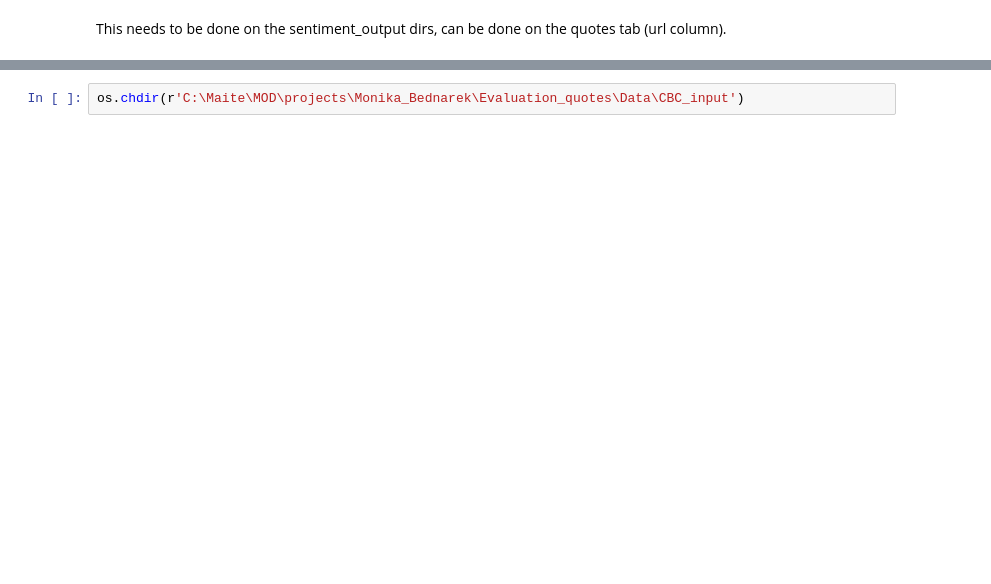
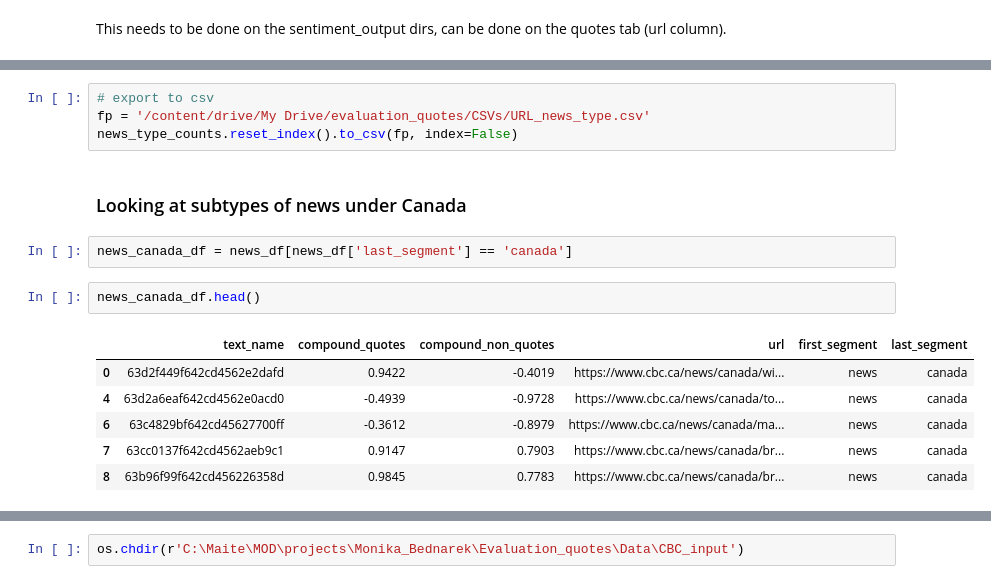
Before and after one commit to sfu-discourse-lab/Evaluation_quotes, a Jupyter notebook: classify_urls.ipynb, the cells around one changed output, grey strips where cells are left out. Cells and saved outputs as stored; diff of their text form; blank space fills up the shorter version.

```diff
--- a/classify_urls.ipynb
+++ b/classify_urls.ipynb
@@ -41,0 +258,17 @@ This needs to be done on the sentiment_output dirs, can be done on the quotes ta
+# %%
+# export to csv
+fp = '/content/drive/My Drive/evaluation_quotes/CSVs/URL_news_type.csv'
+news_type_counts.reset_index().to_csv(fp, index=False)
+# %% [markdown]
+### Looking at subtypes of news under Canada
+# %%
+news_canada_df = news_df[news_df['last_segment'] == 'canada']
+# %%
+news_canada_df.head()
+# %% [output]
+|  | text_name | compound_quotes | compound_non_quotes | url | first_segment | last_segment |
+| 0 | 63d2f449f642cd4562e2dafd | 0.9422 | -0.4019 | https://www.cbc.ca/news/canada/wi... | news | canada |
+| 4 | 63d2a6eaf642cd4562e0acd0 | -0.4939 | -0.9728 | https://www.cbc.ca/news/canada/to... | news | canada |
+| 6 | 63c4829bf642cd45627700ff | -0.3612 | -0.8979 | https://www.cbc.ca/news/canada/ma... | news | canada |
+| 7 | 63cc0137f642cd4562aeb9c1 | 0.9147 | 0.7903 | https://www.cbc.ca/news/canada/br... | news | canada |
+| 8 | 63b96f99f642cd456226358d | 0.9845 | 0.7783 | https://www.cbc.ca/news/canada/br... | news | canada |
```
Also changed, not shown: parts of 43 cells of this notebook, 2 other files.
